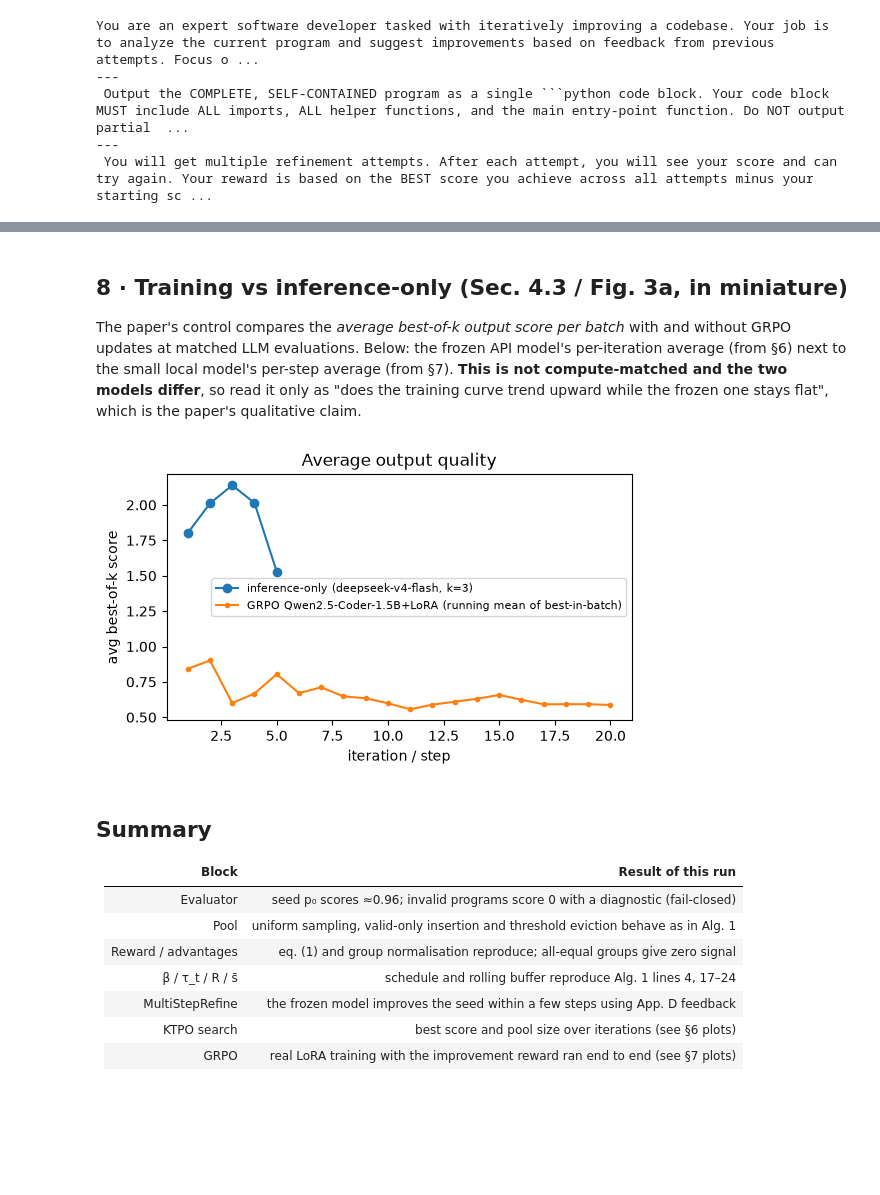
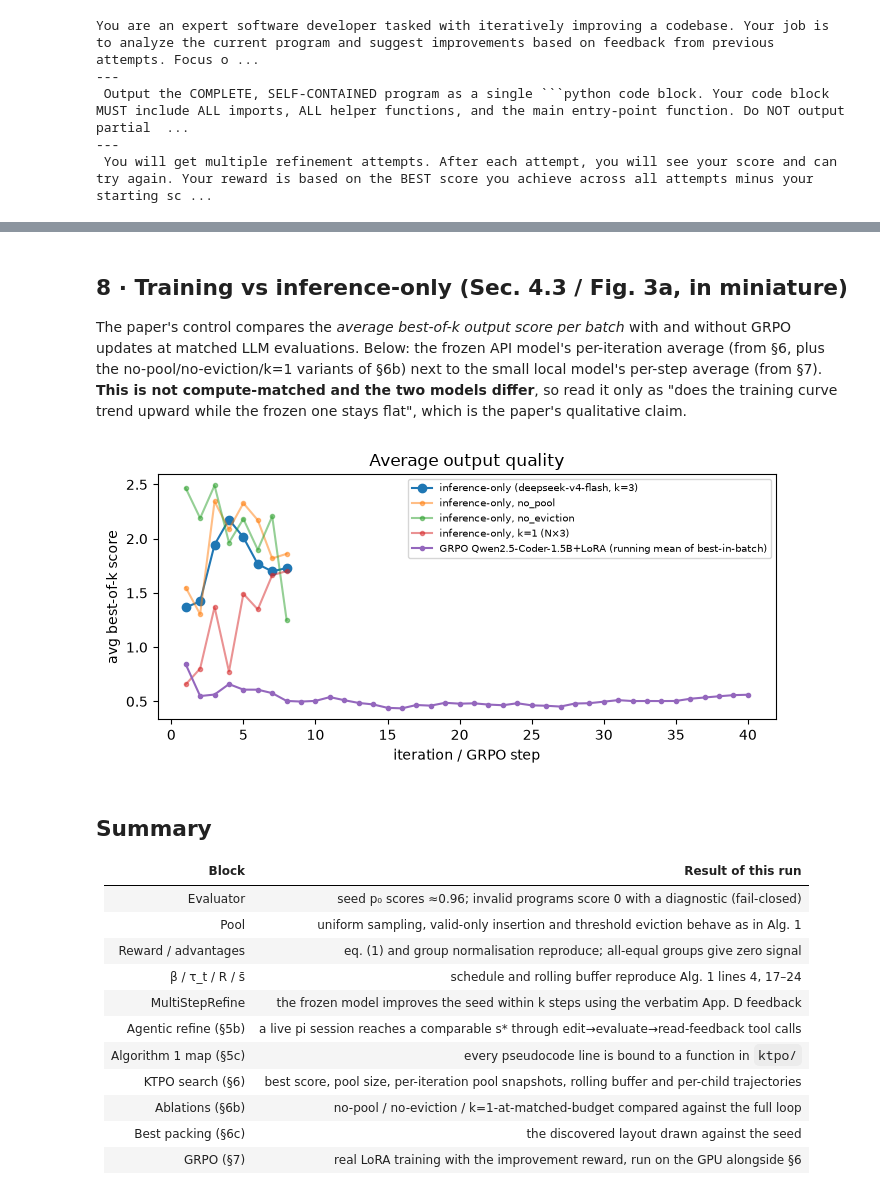
Before and after one commit to bersamin12/RCP11, a Jupyter notebook: notebooks/03_ktpo.ipynb, the cells around one changed output, grey strips where cells are left out. Drawn from its saved outputs; the diff is of its cells as text; code cells hidden in the pictures; blank space fills up the shorter version.

```diff
--- a/notebooks/03_ktpo.ipynb
+++ b/notebooks/03_ktpo.ipynb
@@ -273,6 +585,9 @@ The full loop with the frozen API model: T iterations × B parents × N children
 # %%
 from ktpo.search import ktpo_search
-cfg = dict(T=3, B=1, N=2, k=2) if QUICK else dict(T=5, B=2, N=2, k=3)
+cfg = dict(T=3, B=1, N=2, k=2) if QUICK else dict(T=8, B=2, N=2, k=3)
 print("config", cfg, "→", cfg["T"] * cfg["B"] * cfg["N"] * cfg["k"], "LLM calls")
+search_t0 = time.time()
 pool, logs = ktpo_search(SEED_PROGRAM, seed_result.score, **cfg, use_pool=True, use_eviction=True, rng_seed=0)
+search_secs = time.time() - search_t0
+print(f"search wall-clock {search_secs/60:.1f} min")
 # %% [output]
@@ -331,0 +642,8 @@ skipped (set NB_ABLATIONS=1 to run the no-pool / no-eviction variants)
+# %%
+snap = []
+for l in logs:
+    row = {"t": l.t, "|P|": l.pool_size, "added (l.11)": l.added}
+    for rank, p in enumerate(l.top, 1):
+        row[f"#{rank}"] = f"{p['score']:.4f} ({p['origin']}, t={p['born_at']})"
+    snap.append(row)
+display(df(snap).fillna("—"))
@@ -340,18 +792,0 @@ Expected outcome: the pipeline runs end to end and the valid-rate / mean-reward
-# %%
-import subprocess, shutil
-STEPS = 4 if QUICK else 20
-GEN = 4 if QUICK else 8
-grpo_out = OUT / "grpo"
-# Parents: the seed program p0 by default (Appendix B setting: training vs inference-only from the same
-# initial program). Set GRPO_FROM_POOL=1 to sample parents from the §6 search pool instead (Alg. 1 proper);
-# with parents already at ~2.3 the 1.5B model cannot earn +1, so the seed gives a more informative curve.
-pool_args = ["--pool", str(OUT / "search_pool.jsonl")] if os.environ.get("GRPO_FROM_POOL", "0") == "1" else []
-cmd = [sys.executable, "-m", "ktpo.grpo_train", "--steps", str(STEPS), "--num-generations", str(GEN), "--max-completion-length", "1536", *pool_args, "--out", str(grpo_out)]
-print(" ".join(cmd))
-t0 = time.time()
-proc = subprocess.run(cmd, capture_output=True, text=True)
-log_lines = [l for l in (proc.stdout + "\n" + proc.stderr).splitlines() if l.startswith("[reward]") or "done in" in l or l.startswith("pool:")]
-print("\n".join(log_lines[-30:]))
-if proc.returncode != 0:
-    print(proc.stderr[-3000:])
-print(f"wall-clock {time.time()-t0:.0f}s, exit {proc.returncode}")
@@ -406,14 +890,19 @@ LoRA adapter saved: True | trainer log entries: 21
 # %% [markdown]
 ## 8 · Training vs inference-only (Sec. 4.3 / Fig. 3a, in miniature)
 
-The paper's control compares the *average best-of-k output score per batch* with and without GRPO updates at matched LLM evaluations. Below: the frozen API model's per-iteration average (from §6) next to the small local model's per-step average (from §7). **This is not compute-matched and the two models differ**, so read it only as "does the training curve trend upward while the frozen one stays flat", which is the paper's qualitative claim.
+The paper's control compares the *average best-of-k output score per batch* with and without GRPO updates at matched LLM evaluations. Below: the frozen API model's per-iteration average (from §6, plus the no-pool/no-eviction/k=1 variants of §6b) next to the small local model's per-step average (from §7). **This is not compute-matched and the two models differ**, so read it only as "does the training curve trend upward while the frozen one stays flat", which is the paper's qualitative claim.
 # %%
-fig, ax = plt.subplots(figsize=(6, 3.2))
-ax.plot(range(1, len(logs) + 1), [l.avg_best_of_k for l in logs], marker="o", label=f"inference-only ({common.env()['model'].split('/')[-1]}, k={cfg['k']})")
-ax.plot(m["step"], m["best_in_batch"].expanding().mean(), marker=".", label="GRPO Qwen2.5-Coder-1.5B+LoRA (running mean of best-in-batch)")
-ax.set(xlabel="iteration / step", ylabel="avg best-of-k score", title="Average output quality"); ax.legend(fontsize=8); plt.show()
+fig, ax = plt.subplots(figsize=(7, 3.4))
+ax.plot(range(1, len(logs) + 1), [l.avg_best_of_k for l in logs], marker="o",
+        label=f"inference-only ({common.env()['model'].split('/')[-1]}, k={cfg['k']})")
+for name, r_ in abl_results.items():
+    ax.plot([l.t for l in r_["logs"]], [l.avg_best_of_k for l in r_["logs"]], marker=".", alpha=0.5, label=f"inference-only, {name}")
+ax.plot(m["step"], m["best_in_batch"].expanding().mean(), marker=".",
+        label="GRPO Qwen2.5-Coder-1.5B+LoRA (running mean of best-in-batch)")
+ax.set(xlabel="iteration / GRPO step", ylabel="avg best-of-k score", title="Average output quality")
+ax.legend(fontsize=7); plt.tight_layout(); plt.show()
 # %% [output]
-[figure, old version]
+[figure, new version]
 # %% [markdown]
 ## Summary
 
@@ -423,9 +912,13 @@ ax.set(xlabel="iteration / step", ylabel="avg best-of-k score", title="Average o
 | Pool | uniform sampling, valid-only insertion and threshold eviction behave as in Alg. 1 |
 | Reward / advantages | eq. (1) and group normalisation reproduce; all-equal groups give zero signal |
 | β / τ_t / R / s̄ | schedule and rolling buffer reproduce Alg. 1 lines 4, 17–24 |
-| MultiStepRefine | the frozen model improves the seed within a few steps using App. D feedback |
-| KTPO search | best score and pool size over iterations (see §6 plots) |
-| GRPO | real LoRA training with the improvement reward ran end to end (see §7 plots) |
+| MultiStepRefine | the frozen model improves the seed within k steps using the verbatim App. D feedback |
+| Agentic refine (§5b) | a live pi session reaches a comparable s\* through edit→evaluate→read-feedback tool calls |
+| Algorithm 1 map (§5c) | every pseudocode line is bound to a function in `ktpo/` |
+| KTPO search (§6) | best score, pool size, per-iteration pool snapshots, rolling buffer and per-child trajectories |
+| Ablations (§6b) | no-pool / no-eviction / k=1-at-matched-budget compared against the full loop |
+| Best packing (§6c) | the discovered layout drawn against the seed |
+| GRPO (§7) | real LoRA training with the improvement reward, run on the GPU alongside §6 |
 # %%
 print(USAGE.summary())
 # %% [output]
```
Also changed, not shown: parts of 39 cells of this notebook, 55 other files.
